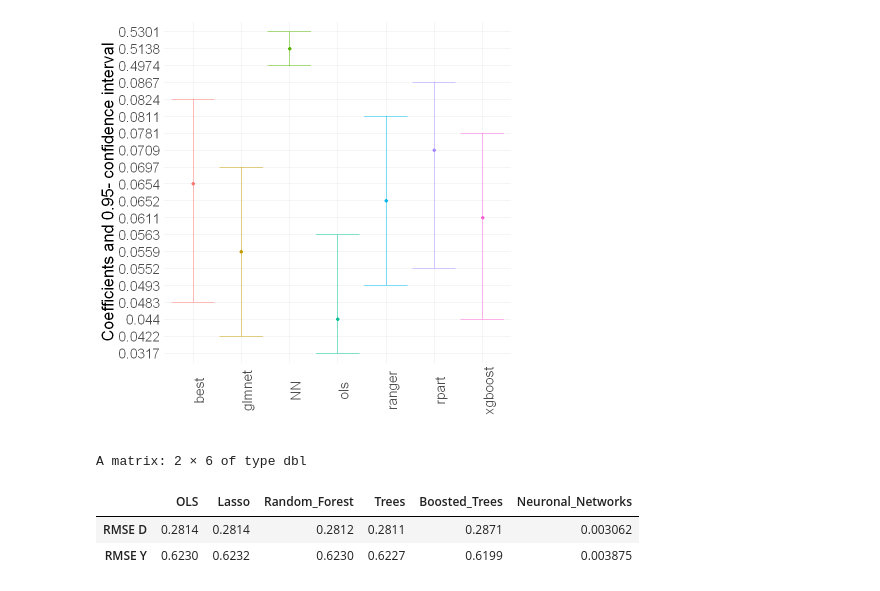
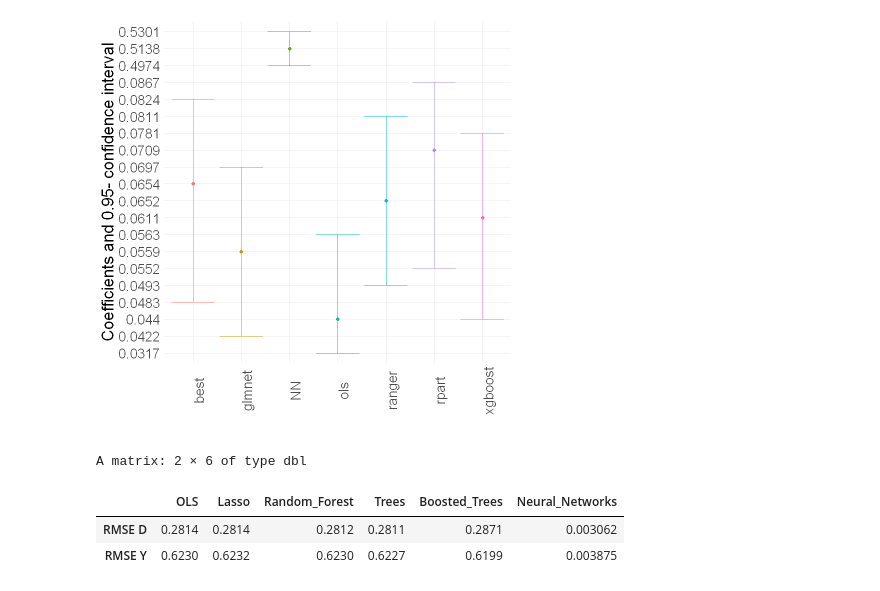
Before and after one commit to alexanderquispe/ECO293, a Jupyter notebook: project/scripts/DML_Teacher_Retention.ipynb, the cells around one changed output. Cells and saved outputs as stored; diff of their text form; code cells hidden in the pictures.

```diff
--- a/project/scripts/DML_Teacher_Retention.ipynb
+++ b/project/scripts/DML_Teacher_Retention.ipynb
@@ -611,14 +611,14 @@ g_ci = ggplot(result_plr, aes(x = ML, y = Estimate, color = ML)) +
 g_ci
 # %% [output]
 [figure]
-# %%
-prRes.D_nn <- mean((DML2.nn$dtil)^2)
-prRes.Y_nn <- mean((DML2.nn$ytil)^2)
-prRes_nn <- rbind(sqrt(prRes.D_nn), sqrt(prRes.Y_nn))
-colnames(prRes_nn) <- "Neuronal_Networks"
-cbind(prRes, prRes_nn)
-# %% [output]
-A matrix: 2 × 6 of type dbl
-|  | OLS | Lasso | Random_Forest | Trees | Boosted_Trees | Neuronal_Networks |
-| RMSE D | 0.2814 | 0.2814 | 0.2812 | 0.2811 | 0.2871 | 0.003062 |
-| RMSE Y | 0.6230 | 0.6232 | 0.6230 | 0.6227 | 0.6199 | 0.003875 |
+# %%
+prRes.D_nn <- mean((DML2.nn$dtil)^2)
+prRes.Y_nn <- mean((DML2.nn$ytil)^2)
+prRes_nn <- rbind(sqrt(prRes.D_nn), sqrt(prRes.Y_nn))
+colnames(prRes_nn) <- "Neural_Networks"
+cbind(prRes, prRes_nn)
+# %% [output]
+A matrix: 2 × 6 of type dbl
+|  | OLS | Lasso | Random_Forest | Trees | Boosted_Trees | Neural_Networks |
+| RMSE D | 0.2814 | 0.2814 | 0.2812 | 0.2811 | 0.2871 | 0.003062 |
+| RMSE Y | 0.6230 | 0.6232 | 0.6230 | 0.6227 | 0.6199 | 0.003875 |
```
Also changed, not shown: parts of 4 cells of this notebook.
